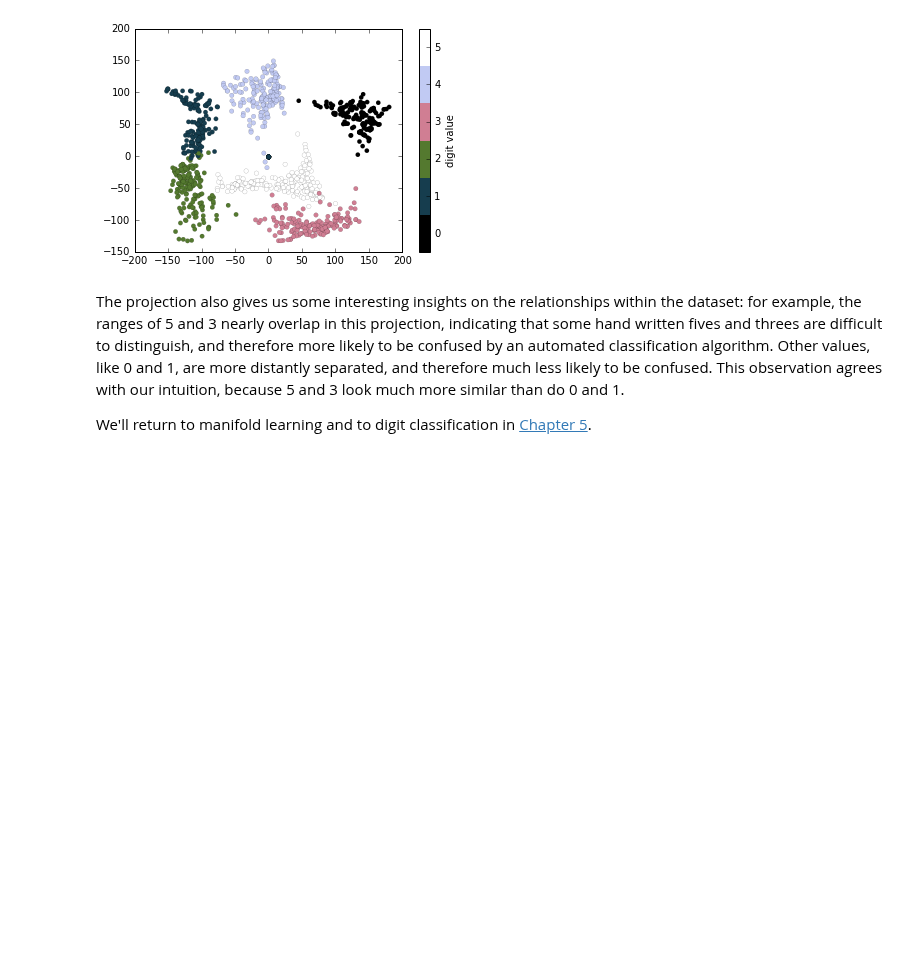
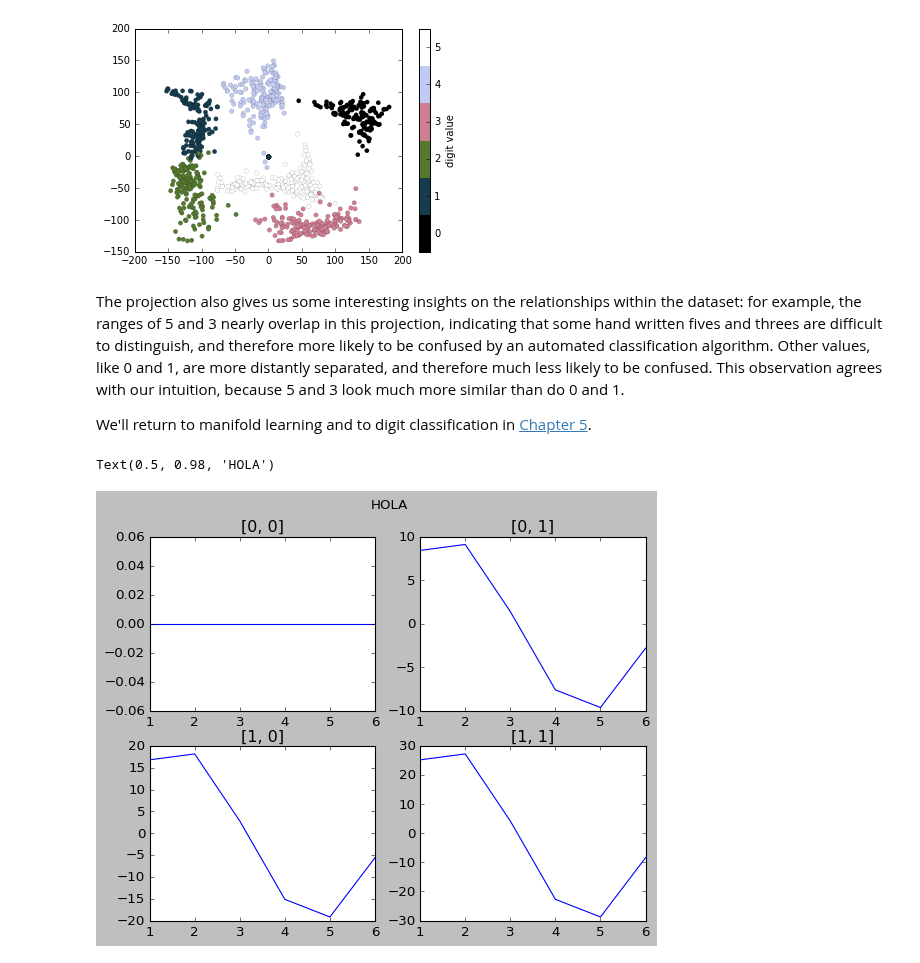
Before and after one commit to JLGOrtega/repo-clase-dsvlcsep24, a Jupyter notebook: 2-Data_Analysis/4-Visualización/1-Matplotlib/6-Legends and colors.ipynb, the cells around one changed output. Drawn from its saved outputs; the diff is of its cells as text; code cells hidden in the pictures; blank space fills up the shorter version.

```diff
--- a/2-Data_Analysis/4-Visualización/1-Matplotlib/6-Legends and colors.ipynb
+++ b/2-Data_Analysis/4-Visualización/1-Matplotlib/6-Legends and colors.ipynb
@@ -373,3 +373,24 @@ Other values, like 0 and 1, are more distantly separated, and therefore much les
 This observation agrees with our intuition, because 5 and 3 look much more similar than do 0 and 1.
 
 We'll return to manifold learning and to digit classification in [Chapter 5](05.00-Machine-Learning.ipynb).
+# %%
+x = np.array([1,2,3,4,5,6])
+# %%
+y = np.sin(x)
+# %%
+fig, ax = plt.subplots(2,2)
+
+c = 0
+
+for fila in range(2):
+    for columna in range(2):
+        ax[fila, columna].plot(x, y*c)
+        ax[fila, columna].set_title(str([fila, columna]))
+        # plt.plot(x, y*c)
+        c += 10
+
+
+fig.suptitle("HOLA")
+# %% [output]
+Text(0.5, 0.98, 'HOLA')
+[figure, added]
```
Also changed, not shown: 10 other files.
